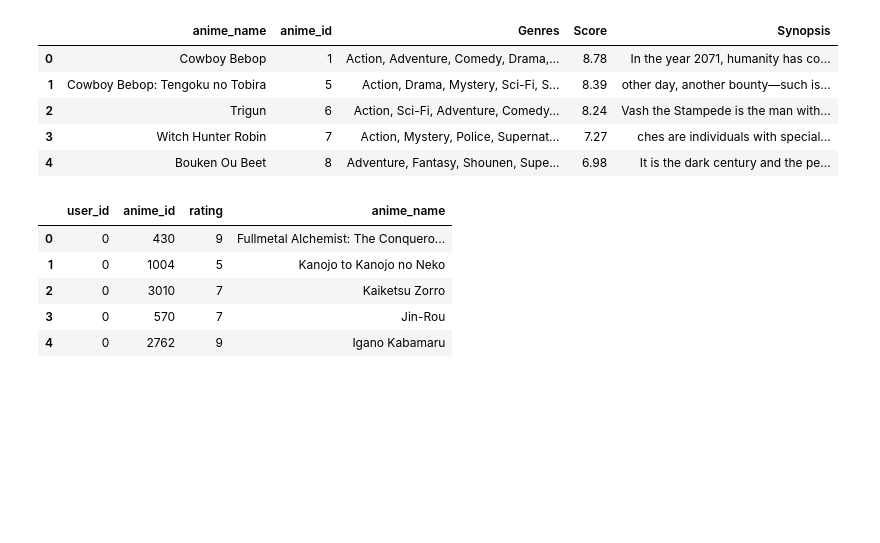
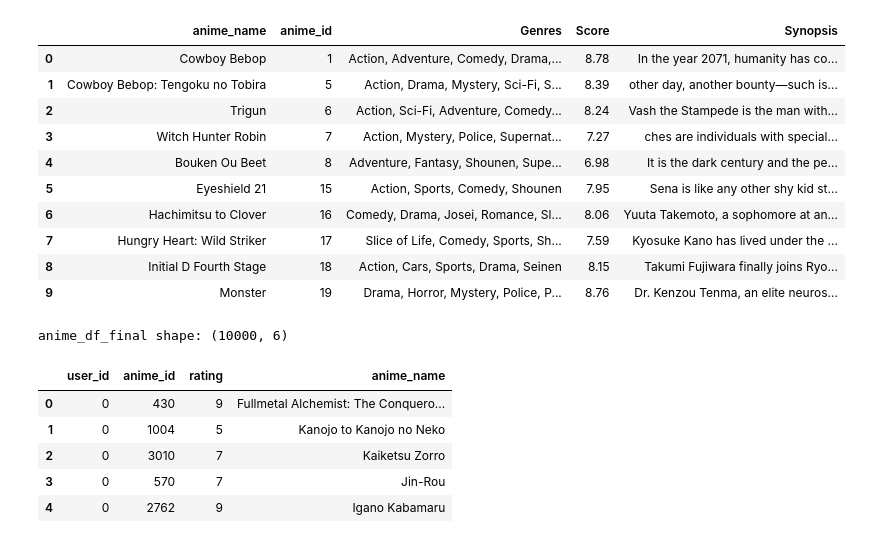
Before and after one commit to 68freeworld/Anime-Recommendation-Model, a Jupyter notebook: models.ipynb, the cells around one changed output. Drawn from its saved outputs; the diff is of its cells as text; code cells hidden in the pictures; blank space fills up the shorter version.

```diff
--- a/models.ipynb
+++ b/models.ipynb
@@ -26,9 +22,31 @@ rating_df = pd.read_csv('ratings.csv')
 # %%
-anime_df.head()
+anime_df.head(10)
 # %% [output]
 |  | anime_name | anime_id | Genres | Score | Synopsis |
 | 0 | Cowboy Bebop | 1 | Action, Adventure, Comedy, Drama,... | 8.78 | In the year 2071, humanity has co... |
 | 1 | Cowboy Bebop: Tengoku no Tobira | 5 | Action, Drama, Mystery, Sci-Fi, S... | 8.39 | other day, another bounty—such is... |
 | 2 | Trigun | 6 | Action, Sci-Fi, Adventure, Comedy... | 8.24 | Vash the Stampede is the man with... |
 | 3 | Witch Hunter Robin | 7 | Action, Mystery, Police, Supernat... | 7.27 | ches are individuals with special... |
 | 4 | Bouken Ou Beet | 8 | Adventure, Fantasy, Shounen, Supe... | 6.98 | It is the dark century and the pe... |
+| 5 | Eyeshield 21 | 15 | Action, Sports, Comedy, Shounen | 7.95 | Sena is like any other shy kid st... |
+| 6 | Hachimitsu to Clover | 16 | Comedy, Drama, Josei, Romance, Sl... | 8.06 | Yuuta Takemoto, a sophomore at an... |
+| 7 | Hungry Heart: Wild Striker | 17 | Slice of Life, Comedy, Sports, Sh... | 7.59 | Kyosuke Kano has lived under the ... |
+| 8 | Initial D Fourth Stage | 18 | Action, Cars, Sports, Drama, Seinen | 8.15 | Takumi Fujiwara finally joins Ryo... |
+| 9 | Monster | 19 | Drama, Horror, Mystery, Police, P... | 8.76 | Dr. Kenzou Tenma, an elite neuros... |
+# %%
+# ---------- preprocess anime_df  ----------
+# 1) convert "Score" to numeric, coercing "Unknown" ⇒ NaN
+anime_df["Score_num"] = pd.to_numeric(anime_df["Score"], errors="coerce")
+
+# 2) keep only rows with a real score
+anime_scored = anime_df.dropna(subset=["Score_num"])
+
+# 3) sort by numeric score (highest first) and keep the first 10 000 rows
+anime_df = (
+    anime_scored
+      .sort_values(by="Score_num", ascending=False)
+      .iloc[:10_000]          # note iloc uses row positions
+      .reset_index(drop=True)
+)
+# %% [output]
+anime_df_final shape: (10000, 6)
```
Also changed, not shown: parts of 10 cells of this notebook, 3 other files.
